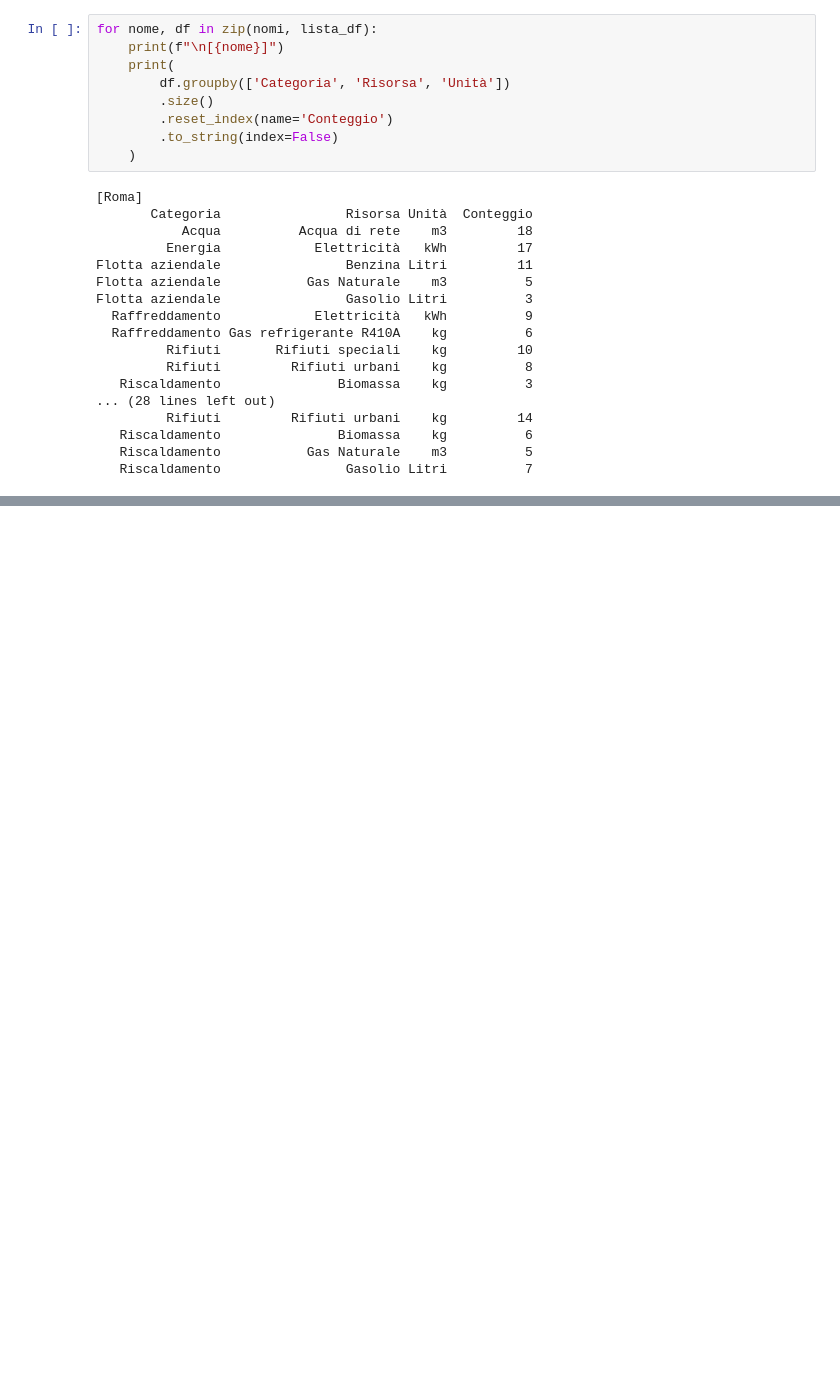
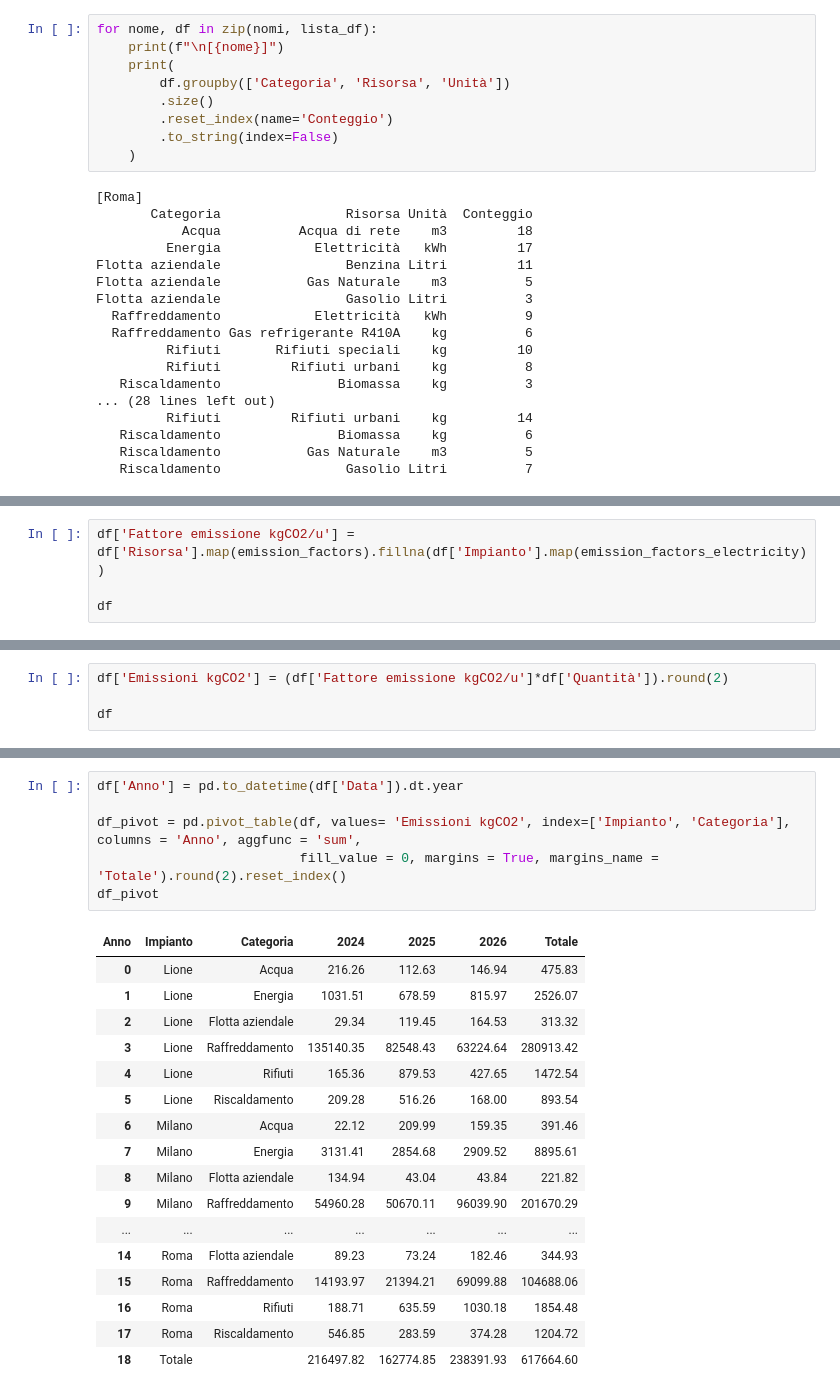
Before and after one commit to Aurora-dot27/ESG-Data-Automation-Validation, a Jupyter notebook: notebook.ipynb, the cells around one changed output, grey strips where cells are left out. Saved outputs shown, nothing was run; the diff lists cells and outputs as text; blank space fills up the shorter version.

```diff
--- a/notebook.ipynb
+++ b/notebook.ipynb
@@ -211,0 +423,4 @@ With a single clean dataset, we can now apply the emission factors. Each resourc
+# %%
+df['Fattore emissione kgCO2/u'] = df['Risorsa'].map(emission_factors).fillna(df['Impianto'].map(emission_factors_electricity))
+
+df
@@ -211,0 +441,4 @@ With a single clean dataset, we can now apply the emission factors. Each resourc
+# %%
+df['Emissioni kgCO2'] = (df['Fattore emissione kgCO2/u']*df['Quantità']).round(2)
+
+df
@@ -211,0 +508,24 @@ With a single clean dataset, we can now apply the emission factors. Each resourc
+# %%
+df['Anno'] = pd.to_datetime(df['Data']).dt.year
+
+df_pivot = pd.pivot_table(df, values= 'Emissioni kgCO2', index=['Impianto', 'Categoria'], columns = 'Anno', aggfunc = 'sum',
+                          fill_value = 0, margins = True, margins_name = 'Totale').round(2).reset_index()
+df_pivot
+# %% [output]
+| Anno | Impianto | Categoria | 2024 | 2025 | 2026 | Totale |
+| 0 | Lione | Acqua | 216.26 | 112.63 | 146.94 | 475.83 |
+| 1 | Lione | Energia | 1031.51 | 678.59 | 815.97 | 2526.07 |
+| 2 | Lione | Flotta aziendale | 29.34 | 119.45 | 164.53 | 313.32 |
+| 3 | Lione | Raffreddamento | 135140.35 | 82548.43 | 63224.64 | 280913.42 |
+| 4 | Lione | Rifiuti | 165.36 | 879.53 | 427.65 | 1472.54 |
+| 5 | Lione | Riscaldamento | 209.28 | 516.26 | 168.00 | 893.54 |
+| 6 | Milano | Acqua | 22.12 | 209.99 | 159.35 | 391.46 |
+| 7 | Milano | Energia | 3131.41 | 2854.68 | 2909.52 | 8895.61 |
+| 8 | Milano | Flotta aziendale | 134.94 | 43.04 | 43.84 | 221.82 |
+| 9 | Milano | Raffreddamento | 54960.28 | 50670.11 | 96039.90 | 201670.29 |
+| ... | ... | ... | ... | ... | ... | ... |
+| 14 | Roma | Flotta aziendale | 89.23 | 73.24 | 182.46 | 344.93 |
+| 15 | Roma | Raffreddamento | 14193.97 | 21394.21 | 69099.88 | 104688.06 |
+| 16 | Roma | Rifiuti | 188.71 | 635.59 | 1030.18 | 1854.48 |
+| 17 | Roma | Riscaldamento | 546.85 | 283.59 | 374.28 | 1204.72 |
+| 18 | Totale |  | 216497.82 | 162774.85 | 238391.93 | 617664.60 |
```
Also changed, not shown: parts of 27 cells of this notebook, 2 other files.
